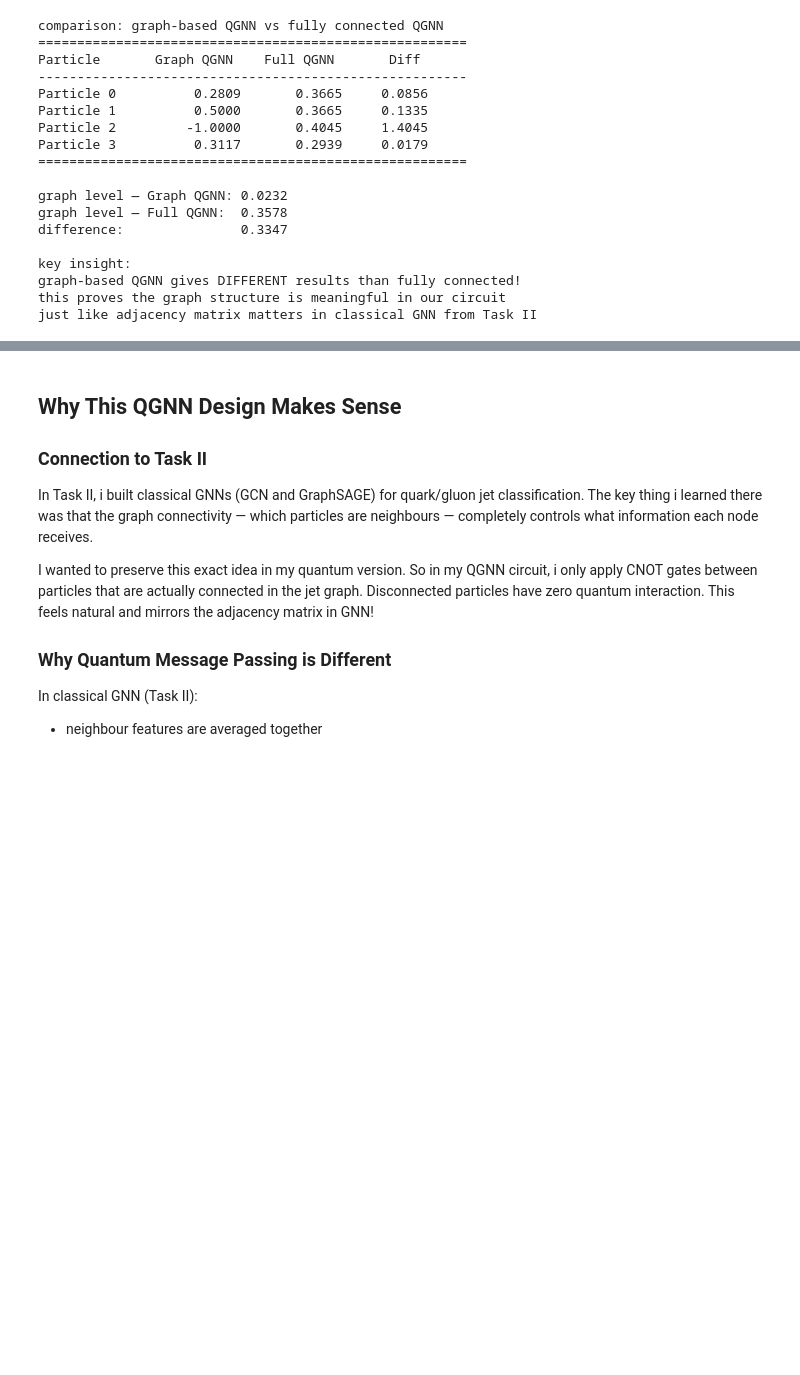
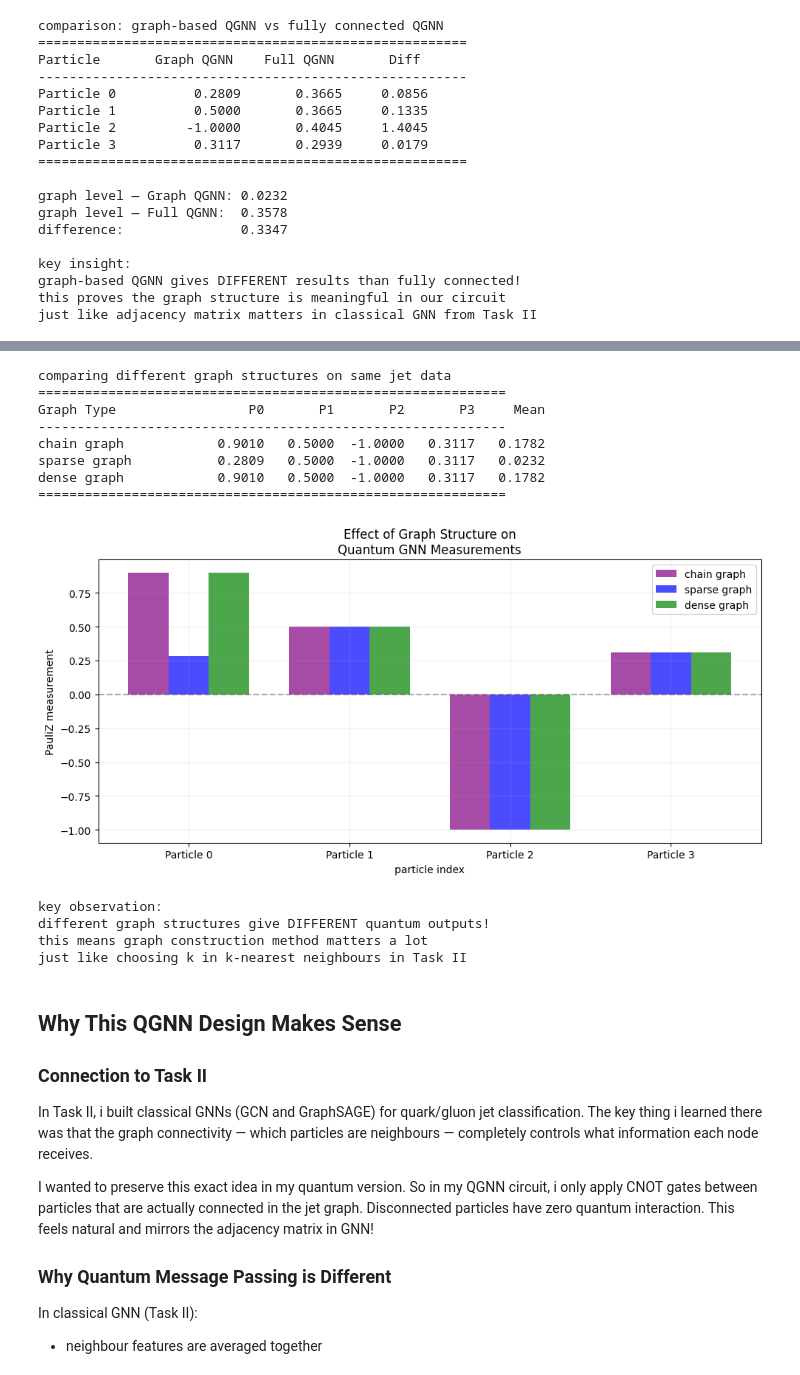
Before and after one commit to nikitamkoli21-ship-it/QMLHEP-GSoC-2026, a Jupyter notebook: Task_V_Quantum_GNN.ipynb, the cells around one changed output, grey strips where cells are left out. Saved outputs shown, nothing was run; the diff lists cells and outputs as text; code cells hidden in the pictures; blank space fills up the shorter version.

```diff
--- a/Task_V_Quantum_GNN.ipynb
+++ b/Task_V_Quantum_GNN.ipynb
@@ -464,6 +470,84 @@ after training:
 
 measurements moved closer to +1.0 target!
 this proves QGNN parameters can be learned!
+# %%
+# in Task II i used k-nearest neighbours (k=5)
+# here i want to show how different graph structures
+# affect the quantum circuit output
+
+# method 1: sequential edges (chain graph)
+edges_chain = [(0,1), (1,2), (2,3)]
+
+# method 2: my original edges (sparse graph)
+edges_sparse = [(0,1), (1,2), (2,3), (0,3)]
+
+# method 3: fully connected (dense graph)
+edges_dense = [(0,1), (0,2), (0,3), (1,2), (1,3), (2,3)]
+
+all_edge_configs = {
+    'chain graph':    edges_chain,
+    'sparse graph':   edges_sparse,
+    'dense graph':    edges_dense,
+}
+
+print("comparing different graph structures on same jet data")
+print("=" * 60)
+print(f"{'Graph Type':<20} {'P0':>8} {'P1':>8} "
+      f"{'P2':>8} {'P3':>8} {'Mean':>8}")
+print("-" * 60)
+
+results = {}
+for name, edge_config in all_edge_configs.items():
+    out = qgnn_circuit(encoded_angles, edge_config)
+    vals = [float(v) for v in out]
+    mean = np.mean(vals)
+    results[name] = vals + [mean]
+    print(f"{name:<20} {vals[0]:>8.4f} {vals[1]:>8.4f} "
+          f"{vals[2]:>8.4f} {vals[3]:>8.4f} {mean:>8.4f}")
+
+print("=" * 60)
+
+# plot comparison as bar chart
+fig, ax = plt.subplots(figsize=(10, 5))
+x = np.arange(4)
+width = 0.25
+colors = ['purple', 'blue', 'green']
+
+for idx, (name, vals) in enumerate(results.items()):
+    bars = ax.bar(x + idx*width, vals[:4],
+                  width, label=name,
+                  color=colors[idx], alpha=0.7)
+
+ax.set_xlabel('particle index')
+ax.set_ylabel('PauliZ measurement')
+ax.set_title('Effect of Graph Structure on\n'
+             'Quantum GNN Measurements')
+ax.set_xticks(x + width)
+ax.set_xticklabels([f'Particle {i}' for i in range(4)])
+ax.legend()
+ax.axhline(y=0, color='black', linestyle='--', alpha=0.3)
+ax.grid(True, alpha=0.2)
+plt.tight_layout()
+plt.show()
+
+print("\nkey observation:")
+print("different graph structures give DIFFERENT quantum outputs!")
+print("this means graph construction method matters a lot")
+print("just like choosing k in k-nearest neighbours in Task II")
+# %% [output]
+comparing different graph structures on same jet data
+============================================================
+Graph Type                 P0       P1       P2       P3     Mean
+------------------------------------------------------------
+chain graph            0.9010   0.5000  -1.0000   0.3117   0.1782
+sparse graph           0.2809   0.5000  -1.0000   0.3117   0.0232
+dense graph            0.9010   0.5000  -1.0000   0.3117   0.1782
+============================================================
+[figure, added]
+key observation:
+different graph structures give DIFFERENT quantum outputs!
+this means graph construction method matters a lot
+just like choosing k in k-nearest neighbours in Task II
 # %% [markdown]
 ## Why This QGNN Design Makes Sense
 
```
Also changed, not shown: parts of 2 cells of this notebook.
